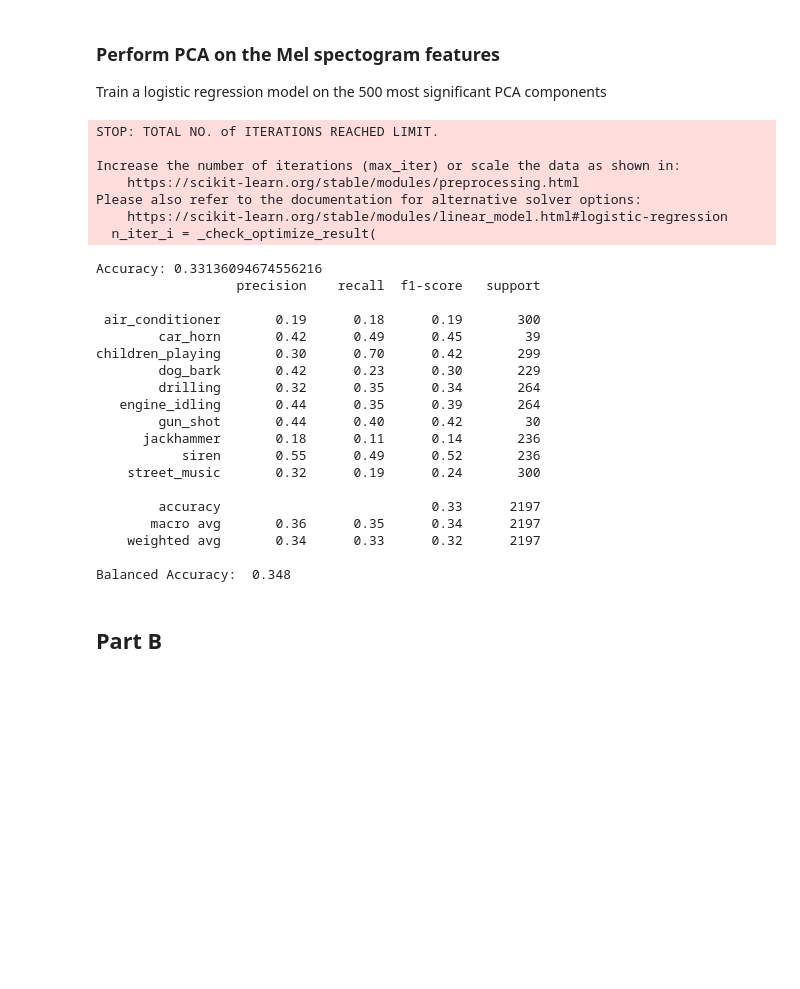
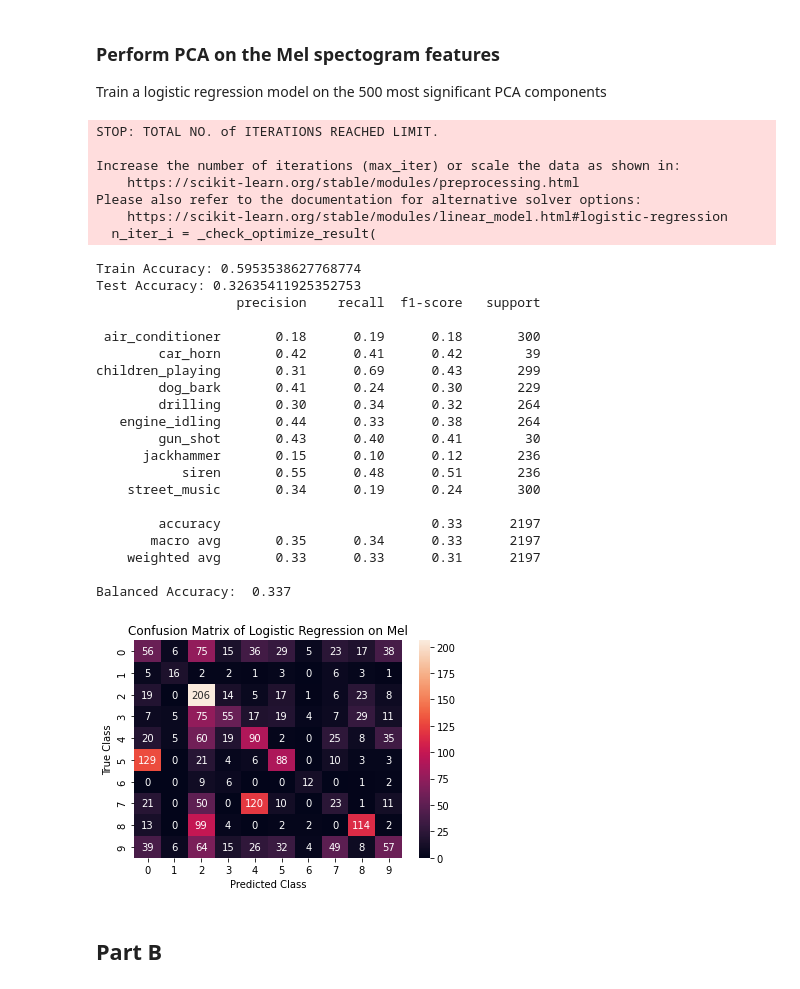
Before and after one commit to alyssahuang02/cs181-s22-homeworks, a Jupyter notebook: Practical/Practical Code/Practical_Code.ipynb, the cells around one changed output. Cells and saved outputs as stored; diff of their text form; code cells hidden in the pictures; blank space fills up the shorter version.

```diff
--- a/Practical/Practical Code/Practical_Code.ipynb
+++ b/Practical/Practical Code/Practical_Code.ipynb
@@ -232,7 +249,8 @@ Xtest_mel_pca = pca.transform(Xtest_mel_flattened)
 preds_mel = lr_pca.predict(Xtest_mel_pca)
 
 # print the accuracy
-print(f"Accuracy: {np.mean(preds_mel == y_mel_test)}")
+print(f"Train Accuracy: {lr_pca.score(Xtrain_mel_pca, y_mel_train)}")
+print(f"Test Accuracy: {np.mean(preds_mel == y_mel_test)}")
 
 # calculate and report: precision, recall, f1, support
 target_names = ['air_conditioner', 'car_horn', 'children_playing', 'dog_bark', 'drilling', 'engine_idling', 'gun_shot', 'jackhammer', 'siren', 'street_music']
@@ -248,25 +266,41 @@ Increase the number of iterations (max_iter) or scale the data as shown in:
 Please also refer to the documentation for alternative solver options:
     https://scikit-learn.org/stable/modules/linear_model.html#logistic-regression
   n_iter_i = _check_optimize_result(
-Accuracy: 0.33136094674556216
+Train Accuracy: 0.5953538627768774
+Test Accuracy: 0.32635411925352753
                   precision    recall  f1-score   support
 
- air_conditioner       0.19      0.18      0.19       300
-        car_horn       0.42      0.49      0.45        39
-children_playing       0.30      0.70      0.42       299
-        dog_bark       0.42      0.23      0.30       229
-        drilling       0.32      0.35      0.34       264
-   engine_idling       0.44      0.35      0.39       264
-        gun_shot       0.44      0.40      0.42        30
-      jackhammer       0.18      0.11      0.14       236
-           siren       0.55      0.49      0.52       236
-    street_music       0.32      0.19      0.24       300
+ air_conditioner       0.18      0.19      0.18       300
+        car_horn       0.42      0.41      0.42        39
+children_playing       0.31      0.69      0.43       299
+        dog_bark       0.41      0.24      0.30       229
+        drilling       0.30      0.34      0.32       264
+   engine_idling       0.44      0.33      0.38       264
+        gun_shot       0.43      0.40      0.41        30
+      jackhammer       0.15      0.10      0.12       236
+           siren       0.55      0.48      0.51       236
+    street_music       0.34      0.19      0.24       300
 
         accuracy                           0.33      2197
-       macro avg       0.36      0.35      0.34      2197
-    weighted avg       0.34      0.33      0.32      2197
+       macro avg       0.35      0.34      0.33      2197
+    weighted avg       0.33      0.33      0.31      2197
 
-Balanced Accuracy:  0.348
+Balanced Accuracy:  0.337
+# %%
+# compute + display our confusion matrix
+from sklearn.metrics import confusion_matrix
+import seaborn as sns
+
+plt.figure()
+cfm = confusion_matrix(y_mel_test, preds_mel)
+sns.heatmap(cfm, annot=True, fmt='g')
+plt.title("Confusion Matrix of Logistic Regression on Mel")
+plt.xlabel("Predicted Class")
+plt.ylabel("True Class")
+plt.savefig('confusion_matrix_log_reg_mel.png')
+plt.show()
+# %% [output]
+[figure, added]
 # %% [markdown]
 ## Part B
 # %% [markdown]
```
Also changed, not shown: parts of 24 cells of this notebook, 10 other files.
